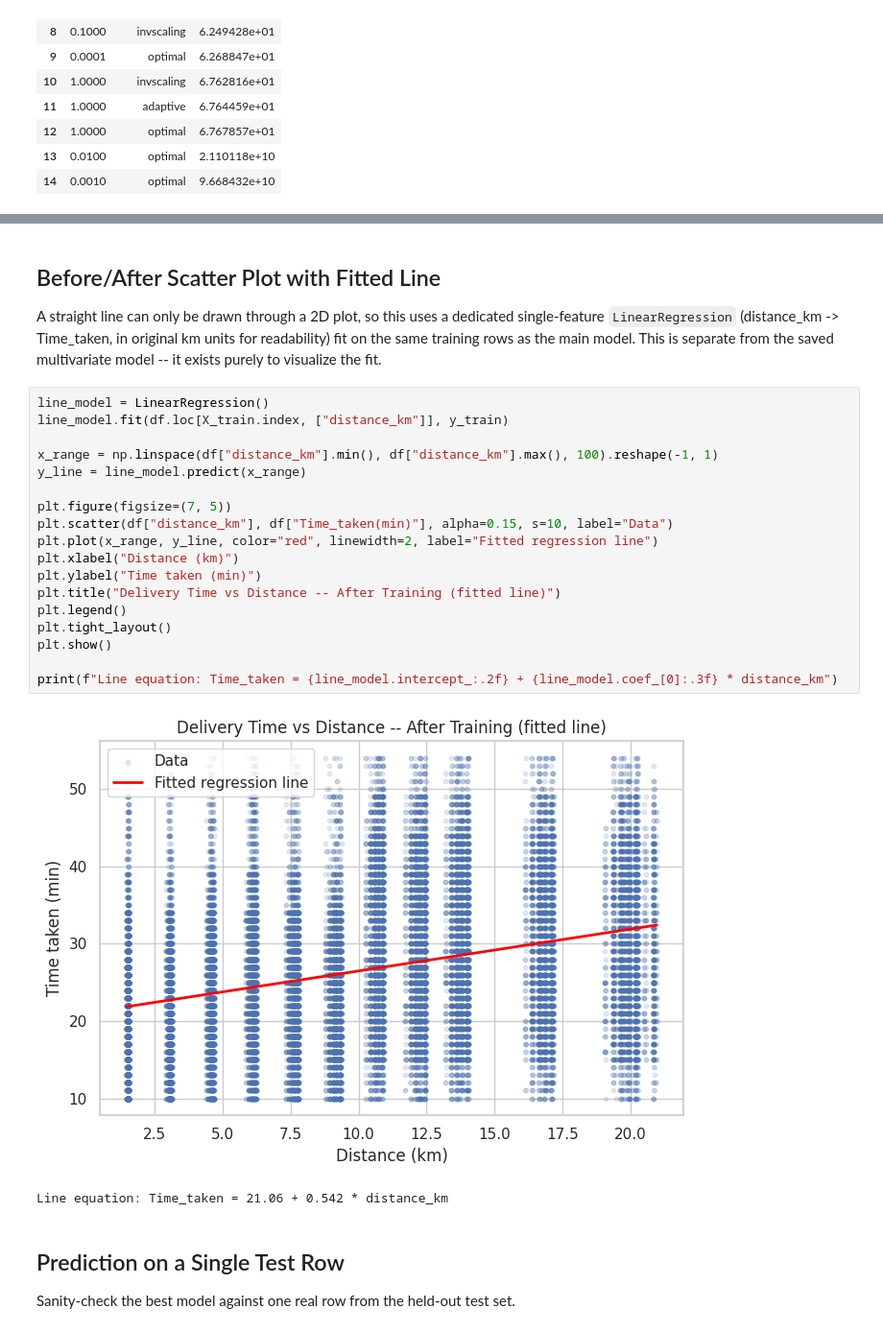
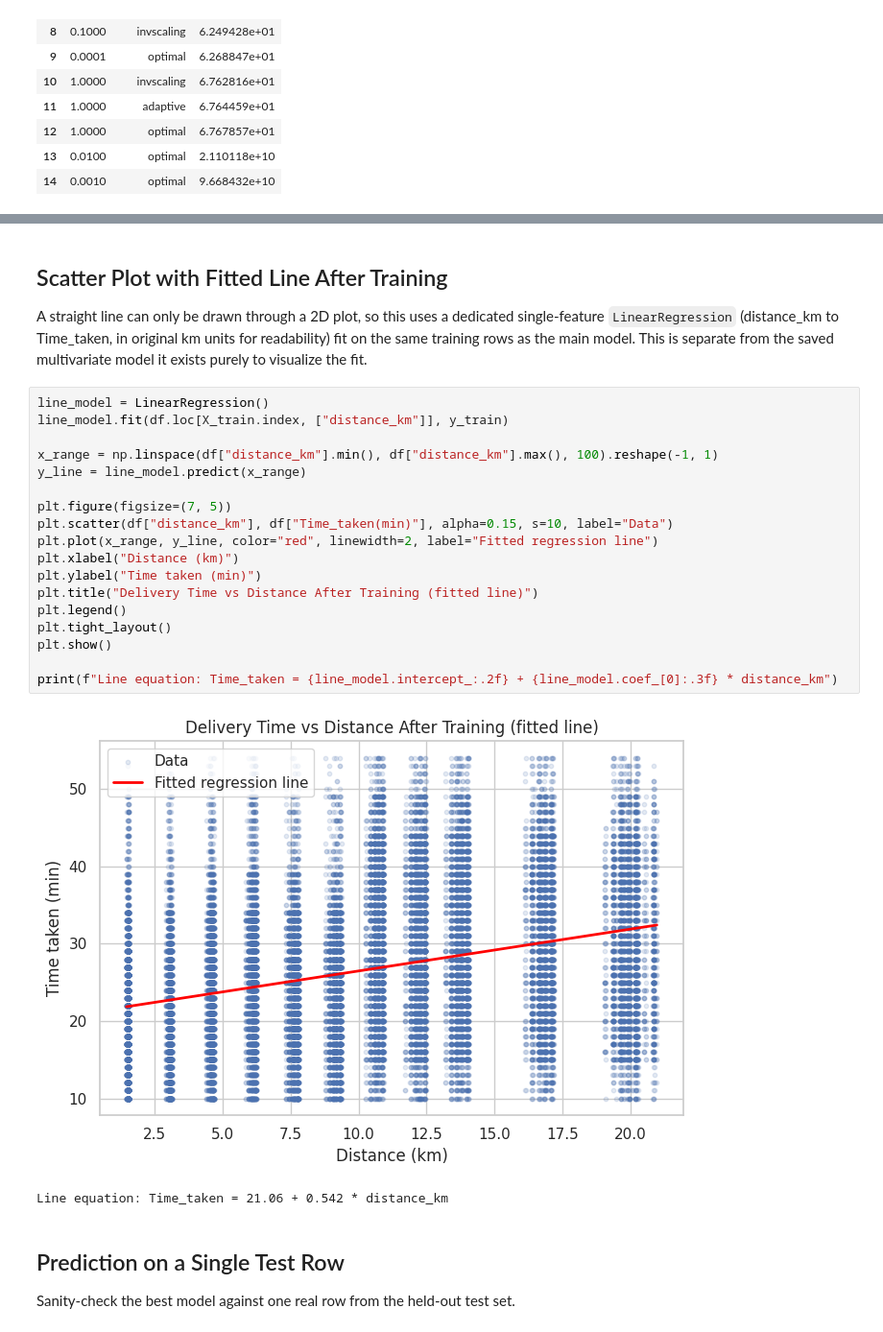
Before and after one commit to Janviere-dev/Linear_Regression_Model, a Jupyter notebook: summative/linear_regression/multivariate.ipynb, the cells around one changed output, grey strips where cells are left out. Shown at 96% size. Saved outputs shown, nothing was run; the diff lists cells and outputs as text.

```diff
--- a/summative/linear_regression/multivariate.ipynb
+++ b/summative/linear_regression/multivariate.ipynb
@@ -569,32 +608,32 @@ print("Final test MSE:", test_losses[-1])
 Final train MSE: 62.2397300434914
 Final test MSE: 62.32469448202163
 # %% [markdown]
-## Before/After Scatter Plot with Fitted Line
+## Scatter Plot with Fitted Line After Training
 
 A straight line can only be drawn through a 2D plot, so this uses a dedicated
-single-feature `LinearRegression` (distance_km -> Time_taken, in original km units
+single-feature `LinearRegression` (distance_km to Time_taken, in original km units
 for readability) fit on the same training rows as the main model. This is separate
-from the saved multivariate model -- it exists purely to visualize the fit.
+from the saved multivariate model  it exists purely to visualize the fit.
 # %%
 line_model = LinearRegression()
 line_model.fit(df.loc[X_train.index, ["distance_km"]], y_train)
 
 x_range = np.linspace(df["distance_km"].min(), df["distance_km"].max(), 100).reshape(-1, 1)
 y_line = line_model.predict(x_range)
 
 plt.figure(figsize=(7, 5))
 plt.scatter(df["distance_km"], df["Time_taken(min)"], alpha=0.15, s=10, label="Data")
 plt.plot(x_range, y_line, color="red", linewidth=2, label="Fitted regression line")
 plt.xlabel("Distance (km)")
 plt.ylabel("Time taken (min)")
-plt.title("Delivery Time vs Distance -- After Training (fitted line)")
+plt.title("Delivery Time vs Distance After Training (fitted line)")
 plt.legend()
 plt.tight_layout()
 plt.show()
 
 print(f"Line equation: Time_taken = {line_model.intercept_:.2f} + {line_model.coef_[0]:.3f} * distance_km")
 # %% [output]
-[figure, old version]
+[figure, new version]
 Line equation: Time_taken = 21.06 + 0.542 * distance_km
 # %% [markdown]
 ## Prediction on a Single Test Row
```
Also changed, not shown: parts of 23 cells of this notebook, 3 other files.
